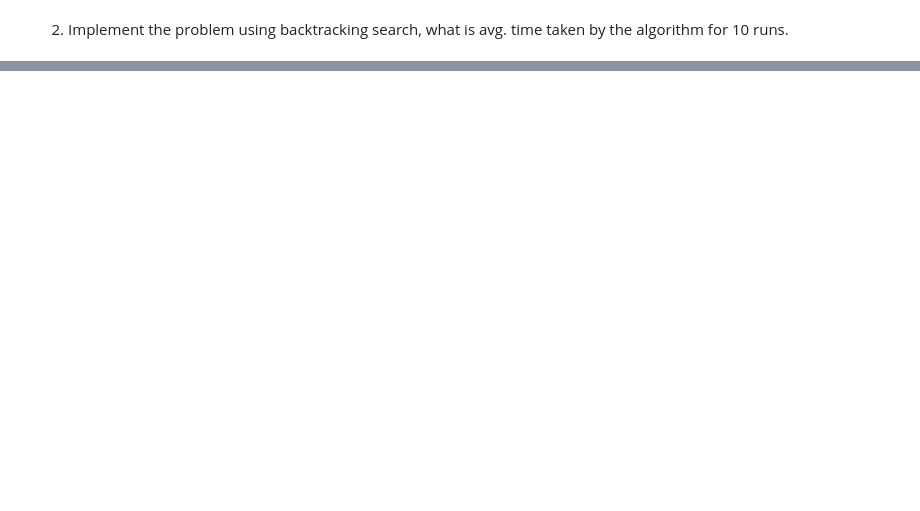
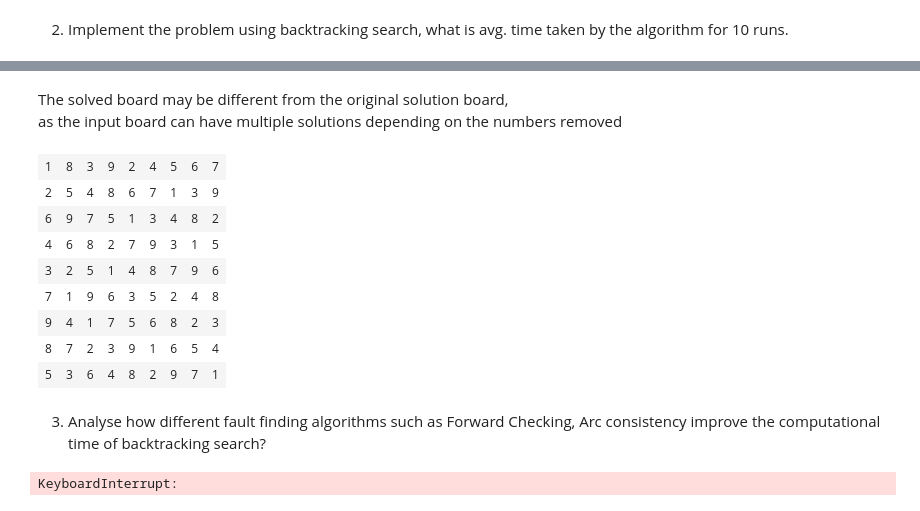
Before and after one commit to as3091/IITJ, a Jupyter notebook: AI/AI_Assign_2/Sudoku/Sudoku.ipynb, the cells around one changed output, grey strips where cells are left out. Saved outputs shown, nothing was run; the diff lists cells and outputs as text; code cells hidden in the pictures; blank space fills up the shorter version.

Commit message:
20250416_075024 Sudoku part 2 solved

```diff
--- a/AI/AI_Assign_2/Sudoku/Sudoku.ipynb
+++ b/AI/AI_Assign_2/Sudoku/Sudoku.ipynb
@@ -204,12 +243,12 @@ def represent_sudoku_csp(board):
                 'col': col,
                 'value': board[row][col], # initial value, zero represents not filled yet
                 'domain': [board[row][col]] if board[row][col]>0 else list(range(1, 10)), # initial domains
-                'PreFilled': True if board[row][col]>0 else False, # value given by the puzzle
-                'constraints': {
-                    'row': row_constraint, # function that returns true if the value does not exist in the row
-                    'col': col_constraint, # function that returns true if the value does not exist in the column
-                    'box': block_constraint # function that returns true if the value does not exist in the block
-                }
+                'Filled': True if board[row][col]>0 else False, # value given by the puzzle
+                # 'constraints': {
+                #     'row': row_constraint, # function that returns true if the value does not exist in the row
+                #     'col': col_constraint, # function that returns true if the value does not exist in the column
+                #     'box': block_constraint # function that returns true if the value does not exist in the block
+                # }
             }
 
             variables[(row, col)] = variable
@@ -231,0 +370,26 @@ pprint(variables_dict[list(variables_dict.keys())[0]])
+# %%
+solved_board = np.zeros((9, 9), dtype=int)
+for row in range(side):
+    for col in range(side):
+        solved_board[row][col] = Solved_board_dict[(row, col)]["value"]
+# %% [markdown]
+The solved board may be different from the original solution board,
+as the input board can have multiple solutions depending on the numbers removed
+# %%
+html_output = sudoku_to_html(solution)
+display(HTML(html_output))
+
+html_output = sudoku_to_html(solved_board)
+display(HTML(html_output))
+# %% [output]
+| 1 | 8 | 3 | 9 | 2 | 4 | 5 | 6 | 7 |
+| 2 | 5 | 4 | 8 | 6 | 7 | 1 | 3 | 9 |
+| 6 | 9 | 7 | 5 | 1 | 3 | 4 | 8 | 2 |
+| 4 | 6 | 8 | 2 | 7 | 9 | 3 | 1 | 5 |
+| 3 | 2 | 5 | 1 | 4 | 8 | 7 | 9 | 6 |
+| 7 | 1 | 9 | 6 | 3 | 5 | 2 | 4 | 8 |
+| 9 | 4 | 1 | 7 | 5 | 6 | 8 | 2 | 3 |
+| 8 | 7 | 2 | 3 | 9 | 1 | 6 | 5 | 4 |
+| 5 | 3 | 6 | 4 | 8 | 2 | 9 | 7 | 1 |
+# %% [markdown]
+3. Analyse how different fault finding algorithms such as Forward Checking, Arc consistency improve the computational time of backtracking search?
@@ -231,0 +455,21 @@ pprint(variables_dict[list(variables_dict.keys())[0]])
+# %%
+variables_dict = represent_sudoku_csp(board)
+variables = list(variables_dict.keys())
+domains = {var: variables_dict[var]['domain'] for var in variables}
+constraints = [
+    lambda assignment: row_constraint(assignment, row) for row in range(9)
+] + [
+    lambda assignment: col_constraint(assignment, col) for col in range(9)
+] + [
+    lambda assignment: block_constraint(assignment, block_row, block_col)
+    for block_row in range(3) for block_col in range(3)
+]
+
+solution = backtracking_search(variables, domains, constraints)
+if solution:
+    print("Solution found:")
+    pprint(solution)
+else:
+    print("No solution exists.")
+# %% [output]
+KeyboardInterrupt:
```
Also changed, not shown: parts of 11 cells of this notebook.
